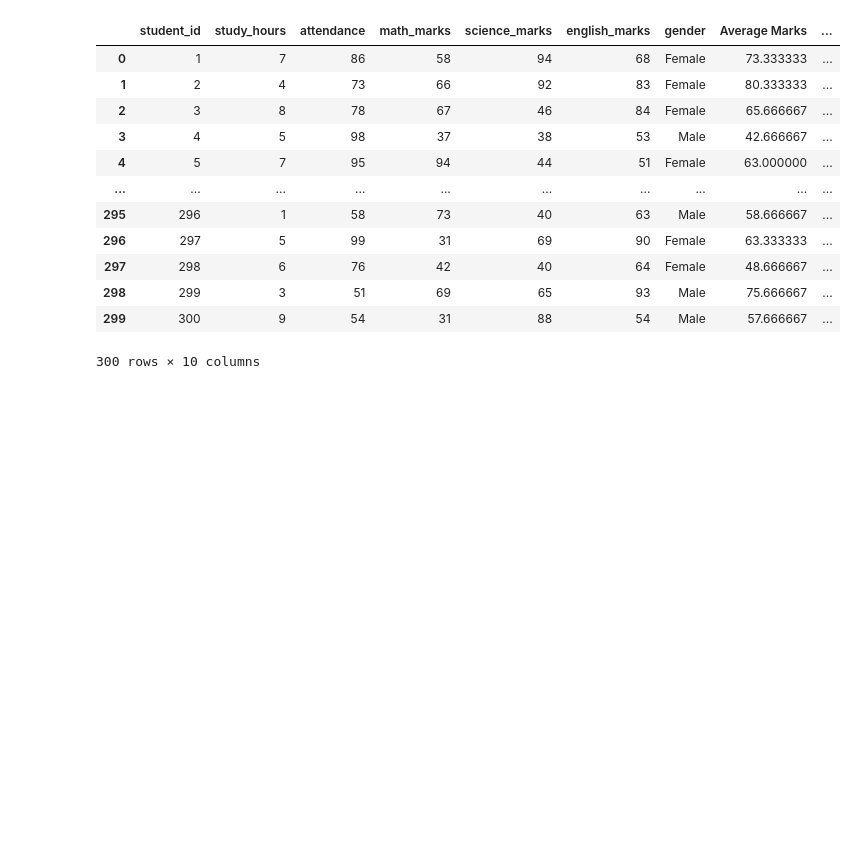
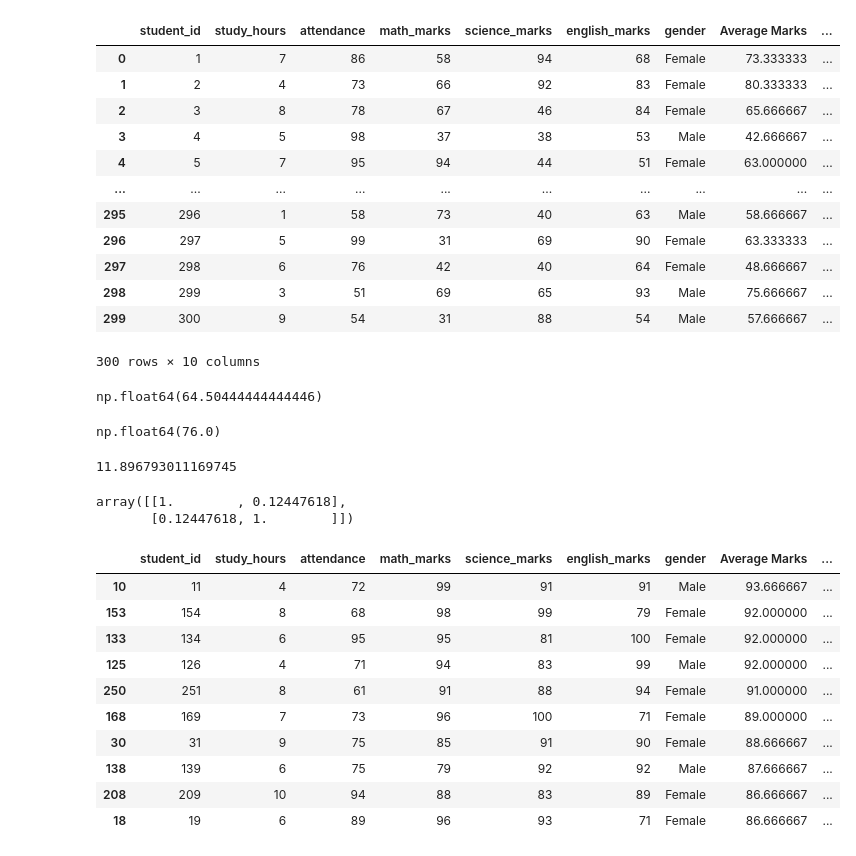
Before and after one commit to Anshu-Tech-Arch/Student-Exam-Performance-Analytics, a Jupyter notebook: Main Project.ipynb, the cells around one changed output. Drawn from its saved outputs; the diff is of its cells as text; code cells hidden in the pictures; blank space fills up the shorter version.

```diff
--- a/Main Project.ipynb
+++ b/Main Project.ipynb
@@ -82,3 +82,34 @@ df
 | 298 | 299 | 3 | 51 | 69 | 65 | 93 | Male | 75.666667 | ... |
 | 299 | 300 | 9 | 54 | 31 | 88 | 54 | Male | 57.666667 | ... |
 300 rows × 10 columns
+# %%
+np.mean(df['Average Marks'])
+# %% [output]
+np.float64(64.50444444444446)
+# %%
+np.median(df['attendance'])
+# %% [output]
+np.float64(76.0)
+# %%
+np.std(df['Average Marks'])
+# %% [output]
+11.896793011169745
+# %%
+np.corrcoef(df['study_hours'], df['Average Marks'])
+# %% [output]
+array([[1.        , 0.12447618],
+       [0.12447618, 1.        ]])
+# %%
+df.nlargest(10, columns='Average Marks', keep='last')
+# %% [output]
+|  | student_id | study_hours | attendance | math_marks | science_marks | english_marks | gender | Average Marks | ... |
+| 10 | 11 | 4 | 72 | 99 | 91 | 91 | Male | 93.666667 | ... |
+| 153 | 154 | 8 | 68 | 98 | 99 | 79 | Female | 92.000000 | ... |
+| 133 | 134 | 6 | 95 | 95 | 81 | 100 | Female | 92.000000 | ... |
+| 125 | 126 | 4 | 71 | 94 | 83 | 99 | Male | 92.000000 | ... |
+| 250 | 251 | 8 | 61 | 91 | 88 | 94 | Female | 91.000000 | ... |
+| 168 | 169 | 7 | 73 | 96 | 100 | 71 | Female | 89.000000 | ... |
+| 30 | 31 | 9 | 75 | 85 | 91 | 90 | Female | 88.666667 | ... |
+| 138 | 139 | 6 | 75 | 79 | 92 | 92 | Male | 87.666667 | ... |
+| 208 | 209 | 10 | 94 | 88 | 83 | 89 | Female | 86.666667 | ... |
+| 18 | 19 | 6 | 89 | 96 | 93 | 71 | Female | 86.666667 | ... |
```
Also changed, not shown: parts of 3 cells of this notebook, 1 other file.
